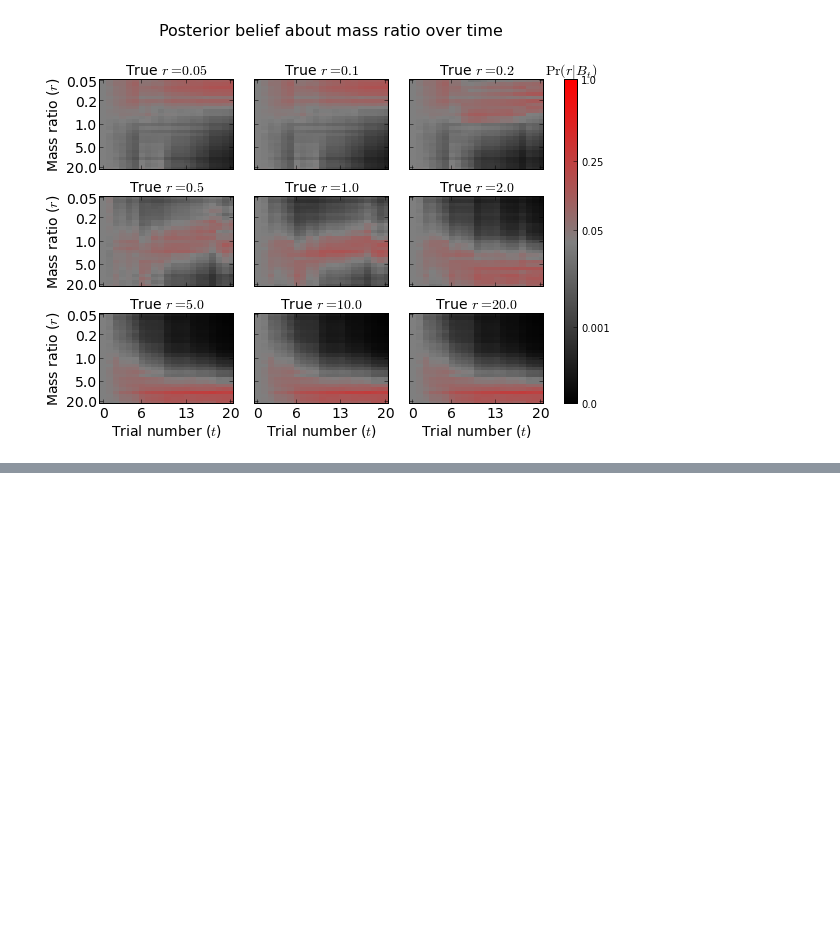
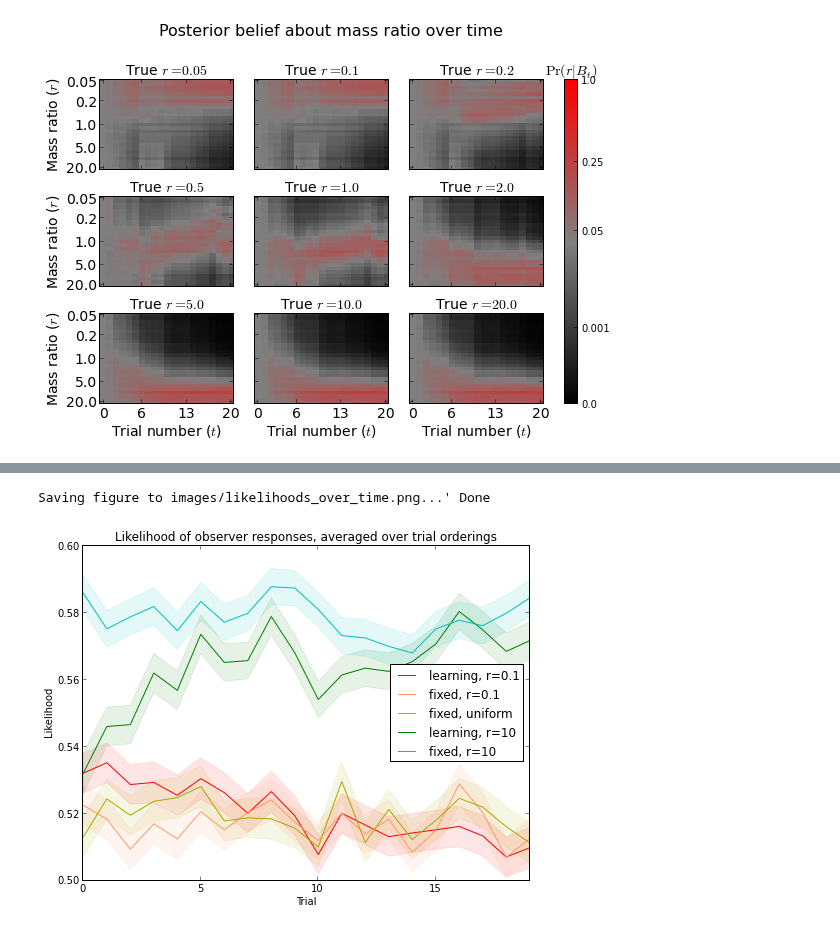
Before and after one commit to berkeley-cocosci/mass-inference, a Jupyter notebook: analysis/turk-analysis.ipynb, the cells around one changed output, grey strips where cells are left out. Saved outputs shown, nothing was run; the diff lists cells and outputs as text; code cells hidden in the pictures; blank space fills up the shorter version.

Commit message:
Time analysis of likelihood

```diff
--- a/analysis/turk-analysis.ipynb
+++ b/analysis/turk-analysis.ipynb
@@ -614,0 +615,18 @@ Saving figure to images/model_performance.png...' Done
+# %%
+
+nsamp = 1000
+ikappa = list(kappas).index(1.0)
+orders = np.array([np.random.permutation(n_trial) for i in xrange(nsamp)])
+# %%
+model_thetas = np.empty((nsamp, n_kappas, n_trial+1, n_kappas))
+for i in xrange(model_thetas.shape[0]):
+    if i%10 == 0:
+	print i
+    model_lh, model_joint, model_theta = mo.ModelObserver(
+	ipe_samps[orders[i]],
+	feedback[orders[i]][:, None],
+	outcomes=None,
+	respond=False,
+	p_ignore_stimulus=p_ignore_stimulus,
+	smooth=f_smooth)
+    model_thetas[i] = model_theta
@@ -614,0 +709,37 @@ Saving figure to images/model_performance.png...' Done
+# %%
+p_response_mean = np.mean(p_responses, axis=2)
+p_response_sem = scipy.stats.sem(p_responses, axis=2)
+
+x = np.arange(n_trial)
+upper = p_response_mean + p_response_sem
+lower = p_response_mean - p_response_sem
+mean = p_response_mean
+
+plt.close('all')
+#clr = ['r', 'b']
+k = 0
+def plot(i, j, label):
+    global k
+    plt.fill_between(x, lower[i, j], upper[i, j], color=colors[k], alpha=0.1)
+    plt.plot(mean[i, j], color=colors[k], label=label)
+    k += 1
+
+plot(0, list(kappas).index(-1.0), "learning, r=0.1")
+plot(1, list(kappas).index(-1.0), "fixed, r=0.1")
+plot(2, 0, "fixed, uniform")
+plot(0, list(kappas).index(1.0), "learning, r=10")
+plot(1, list(kappas).index(1.0), "fixed, r=10")
+
+plt.legend(loc=0)
+fig = plt.gcf()
+fig.set_figwidth(8)
+fig.set_figheight(6)
+plt.xlim(0, n_trial-1)
+plt.xlabel("Trial")
+plt.ylabel("Likelihood")
+plt.title("Likelihood of observer responses, averaged over trial orderings")
+
+lat.save("images/likelihoods_over_time.png", close=False)
+# %% [output]
+Saving figure to images/likelihoods_over_time.png...' Done
+[figure, added]
```
Also changed, not shown: parts of 6 cells of this notebook, 1 other file.
